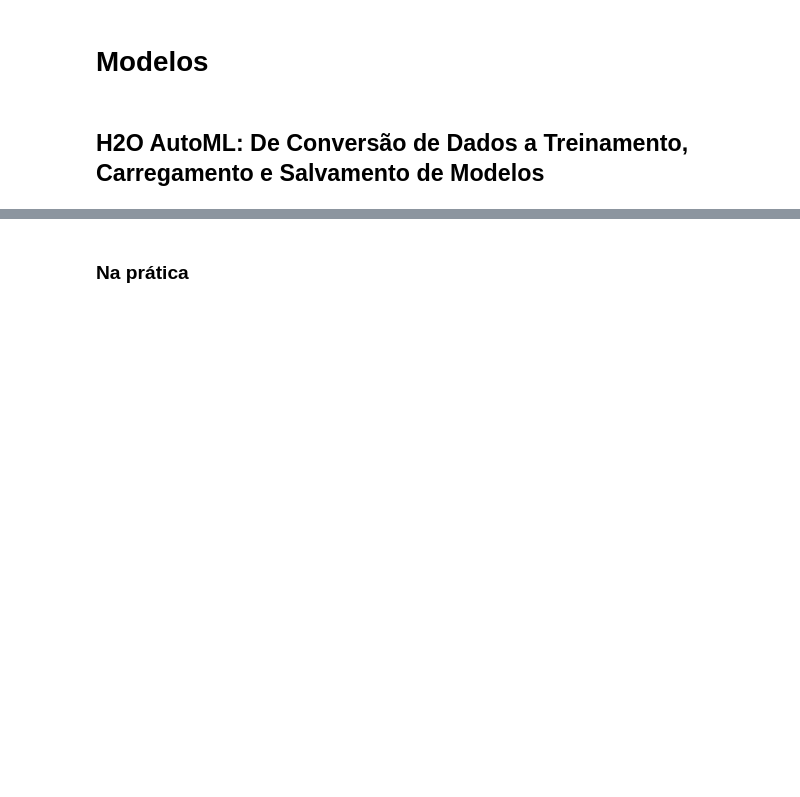
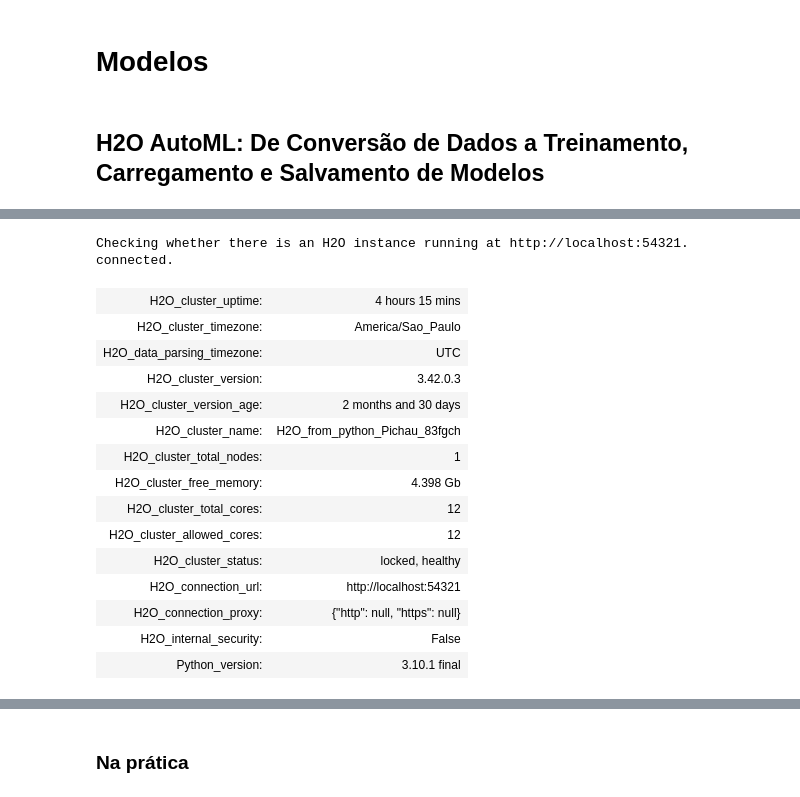
Before and after one commit to nathancarlos22/eo-fut-live, a Jupyter notebook: src/nc-model-pred-live.ipynb, the cells around one changed output, grey strips where cells are left out. Saved outputs shown, nothing was run; the diff lists cells and outputs as text; code cells hidden in the pictures; blank space fills up the shorter version.

```diff
--- a/src/nc-model-pred-live.ipynb
+++ b/src/nc-model-pred-live.ipynb
@@ -517,0 +405,65 @@ GBM_grid_1_AutoML_1_20231118_123054_model_4              0.84332    0.546284  0.
+# %%
+# Inicializar o H2O
+h2o.init()
+
+# Convertendo dados do numpy para H2OFrame
+X_train_h2o = h2o.H2OFrame(pd.DataFrame(X_train, columns=["col_" + str(i) for i in range(X_train.shape[1])]))
+X_test_h2o = h2o.H2OFrame(pd.DataFrame(X_test, columns=["col_" + str(i) for i in range(X_test.shape[1])]))
+y_train_h2o = h2o.H2OFrame(pd.DataFrame(y_train, columns=["result"]))
+y_test_h2o = h2o.H2OFrame(pd.DataFrame(y_test, columns=["result"]))
+
+# Convert Pandas DataFrame or NumPy array to H2OFrame
+X_train_h2o = h2o.H2OFrame(X_train)
+X_test_h2o = h2o.H2OFrame(X_test)
+
+y_train_df = y_train.to_frame()
+y_train_h2o = h2o.H2OFrame(y_train_df)
+y_train_h2o['result'] = y_train_h2o['result'].asfactor()
+
+y_test_df = y_test.to_frame()
+y_test_h2o = h2o.H2OFrame(y_test_df)
+y_test_h2o['result'] = y_test_h2o['result'].asfactor()
+
+# Check the shape again
+print("X_train_h2o shape:", X_train_h2o.shape)
+print("y_train_h2o shape:", y_train_h2o.shape)
+print("X_test_h2o shape:", X_test_h2o.shape)
+print("y_test_h2o shape:", y_test_h2o.shape)
+
+# Combine them back into one frame
+train_data = X_train_h2o.cbind(y_train_h2o)
+test_data = X_test_h2o.cbind(y_test_h2o)
+
+# Identify predictors and response
+x = train_data.columns
+
+y = "result"
+x.remove(y)
+
+# Run AutoML
+aml = H2OAutoML(max_models=20, sort_metric='auc')
+aml.train(x=x, y=y, training_frame=train_data)
+
+# View leaderboard
+lb = aml.leaderboard
+print(lb)
+
+#save the model
+model_path = h2o.save_model(model=aml.leader, path="../models/", force=True)
+# %% [output]
+Checking whether there is an H2O instance running at http://localhost:54321. connected.
+| H2O_cluster_uptime: | 4 hours 15 mins |
+| H2O_cluster_timezone: | America/Sao_Paulo |
+| H2O_data_parsing_timezone: | UTC |
+| H2O_cluster_version: | 3.42.0.3 |
+| H2O_cluster_version_age: | 2 months and 30 days |
+| H2O_cluster_name: | H2O_from_python_Pichau_83fgch |
+| H2O_cluster_total_nodes: | 1 |
+| H2O_cluster_free_memory: | 4.398 Gb |
+| H2O_cluster_total_cores: | 12 |
+| H2O_cluster_allowed_cores: | 12 |
+| H2O_cluster_status: | locked, healthy |
+| H2O_connection_url: | http://localhost:54321 |
+| H2O_connection_proxy: | {"http": null, "https": null} |
+| H2O_internal_security: | False |
+| Python_version: | 3.10.1 final |
```
Also changed, not shown: parts of 16 cells of this notebook, 9 other files.
